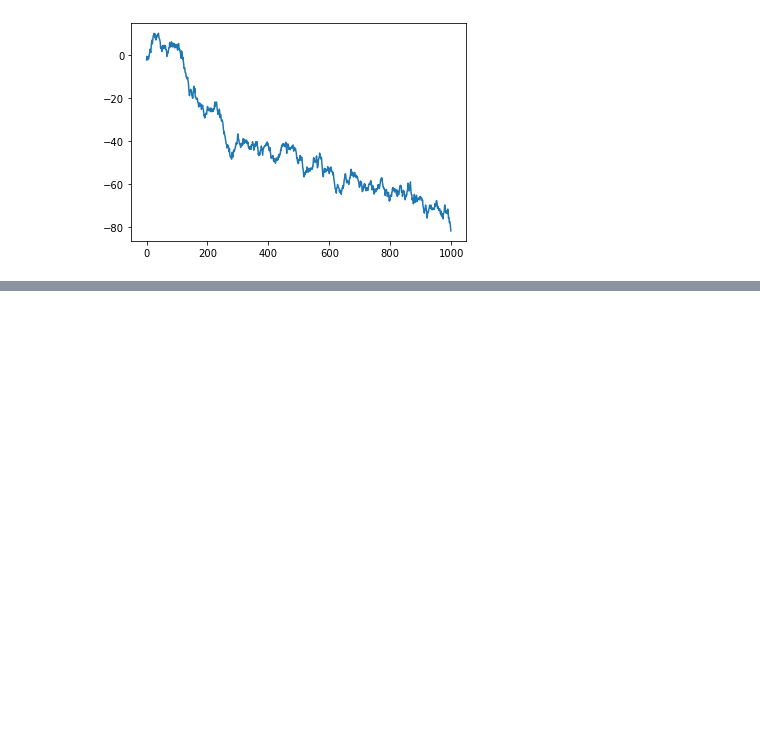
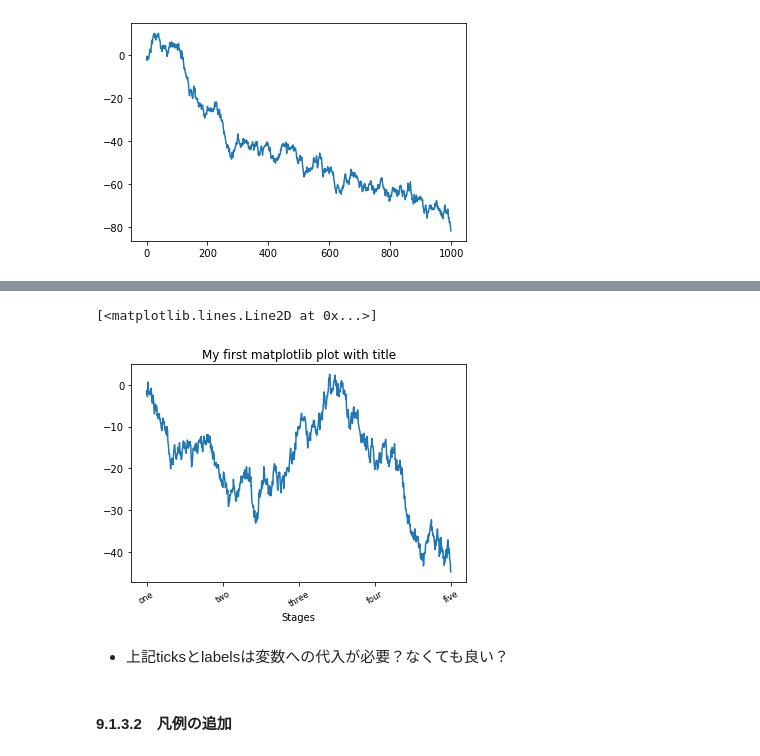
Before and after one commit to makotos-nlproc/py4da-shakyo, a Jupyter notebook: chap9.ipynb, the cells around one changed output, grey strips where cells are left out. Drawn from its saved outputs; the diff is of its cells as text; code cells hidden in the pictures; blank space fills up the shorter version.

```diff
--- a/chap9.ipynb
+++ b/chap9.ipynb
@@ -123,0 +153,22 @@ ax.plot(np.random.randn(1000).cumsum())
+# %%
+fig = plt.figure()
+ax = fig.add_subplot(1, 1, 1)
+
+ticks = ax.set_xticks([0, 250, 500, 750, 1000])
+labelss = ax.set_xticklabels(['one', 'two', 'three', 'four', 'five'],
+                             rotation=30, fontsize='small')
+
+# 軸クラス（AxesSubplot）はsetメソッドがあり一括してできる
+props = {
+    'title': 'My first matplotlib plot with title',
+    'xlabel': 'Stages'
+}
+ax.set(**props)
+ax.plot(np.random.randn(1000).cumsum())
+# %% [output]
+[<matplotlib.lines.Line2D at 0x...>]
+[figure, added]
+# %% [markdown]
+- 上記ticksとlabelsは変数への代入が必要？なくても良い？
+# %% [markdown]
+#### 9.1.3.2　凡例の追加
```
Also changed, not shown: parts of 9 cells of this notebook.
